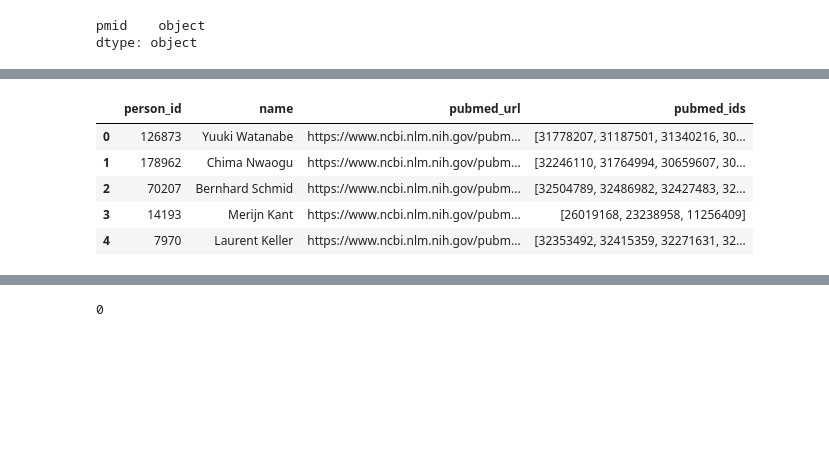
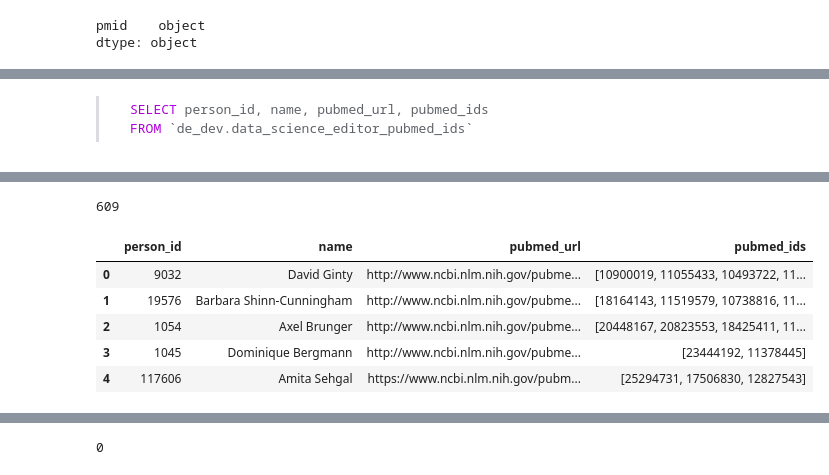
Before and after one commit to elifesciences/data-science-dags, a Jupyter notebook: notebooks/peerscout/peerscout-get-editor-pubmed-external-manuscript-summary.ipynb, the cells around one changed output, grey strips where cells are left out. Drawn from its saved outputs; the diff is of its cells as text; code cells hidden in the pictures; blank space fills up the shorter version.

````diff
--- a/notebooks/peerscout/peerscout-get-editor-pubmed-external-manuscript-summary.ipynb
+++ b/notebooks/peerscout/peerscout-get-editor-pubmed-external-manuscript-summary.ipynb
@@ -93,16 +98,14 @@ len(existing_pmids_set)
-# %%
-editor_pubmed_ids_df = read_csv(
-    editor_pubmed_ids_path,
-    dtype={'person_id': 'str'},
-    converters={
-        'pubmed_ids': lambda s: s.split('|')
-    }
-)
-editor_pubmed_ids_df.head()
-# %% [output]
-|  | person_id | name | pubmed_url | pubmed_ids |
-| 0 | 126873 | Yuuki Watanabe | https://www.ncbi.nlm.nih.gov/pubm... | [31778207, 31187501, 31340216, 30... |
-| 1 | 178962 | Chima Nwaogu | https://www.ncbi.nlm.nih.gov/pubm... | [32246110, 31764994, 30659607, 30... |
-| 2 | 70207 | Bernhard Schmid | https://www.ncbi.nlm.nih.gov/pubm... | [32504789, 32486982, 32427483, 32... |
-| 3 | 14193 | Merijn Kant | https://www.ncbi.nlm.nih.gov/pubm... | [26019168, 23238958, 11256409] |
-| 4 | 7970 | Laurent Keller | https://www.ncbi.nlm.nih.gov/pubm... | [32353492, 32415359, 32271631, 32... |
+# %%
+_sql = '\n'.join([
+    'SELECT person_id, name, pubmed_url, pubmed_ids',
+    'FROM `{table}`'
+]).format(table=editor_parsed_pubmed_ids_table_name)
+
+editor_pubmed_ids_df = read_big_query(_sql)
+print(len(editor_pubmed_ids_df))
+editor_pubmed_ids_df.head()
+# %% [output]
+> ```sql
+> SELECT person_id, name, pubmed_url, pubmed_ids
+> FROM `de_dev.data_science_editor_pubmed_ids`
+> ```
@@ -109,3 +114,10 @@ editor_pubmed_ids_df.head()
+609
+|  | person_id | name | pubmed_url | pubmed_ids |
+| 0 | 9032 | David Ginty | http://www.ncbi.nlm.nih.gov/pubme... | [10900019, 11055433, 10493722, 11... |
+| 1 | 19576 | Barbara Shinn-Cunningham | http://www.ncbi.nlm.nih.gov/pubme... | [18164143, 11519579, 10738816, 11... |
+| 2 | 1054 | Axel Brunger | http://www.ncbi.nlm.nih.gov/pubme... | [20448167, 20823553, 18425411, 11... |
+| 3 | 1045 | Dominique Bergmann | http://www.ncbi.nlm.nih.gov/pubme... | [23444192, 11378445] |
+| 4 | 117606 | Amita Sehgal | https://www.ncbi.nlm.nih.gov/pubm... | [25294731, 17506830, 12827543] |
 # %%
 len(editor_pubmed_ids_df)
 # %% [output]
````
Also changed, not shown: parts of 15 cells of this notebook.
